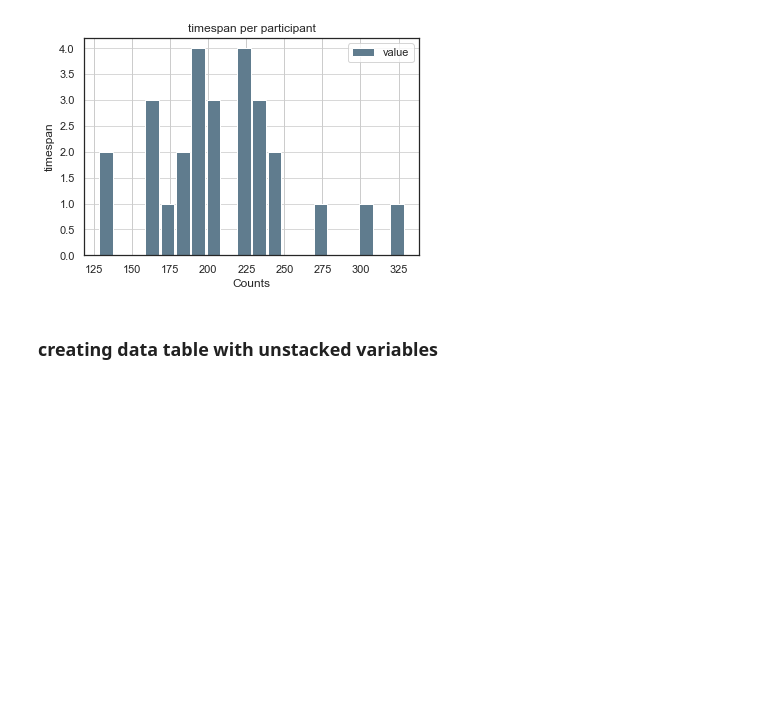
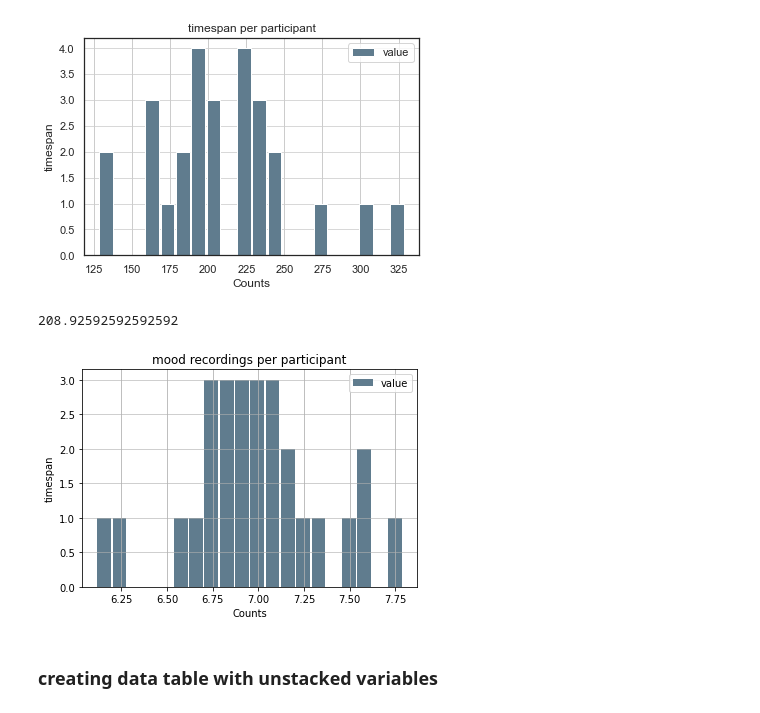
Before and after one commit to benplatten/DMT_A1, a Jupyter notebook: eda.ipynb, the cells around one changed output. Cells and saved outputs as stored; diff of their text form; code cells hidden in the pictures; blank space fills up the shorter version.

```diff
--- a/eda.ipynb
+++ b/eda.ipynb
@@ -57,6 +132,24 @@ plt.ylabel('timespan')
 plt.grid(axis='y', alpha=0.75)
 # %% [output]
 [figure]
+# %%
+# average number of mood measurements
+mood.value.mean()
+# %% [output]
+208.92592592592592
+# %%
+#distribution of mood rating
+
+mood = df[df['variable']=='mood']
+mood = mood[['id','value']].groupby(['id']).mean()
+mood.plot.hist(grid=True, bins=20, rwidth=0.9,
+                   color='#607c8e')
+plt.title('mood recordings per participant')
+plt.xlabel('Counts')
+plt.ylabel('timespan')
+plt.grid(axis='y', alpha=0.75)
+# %% [output]
+[figure, added]
 # %% [markdown]
 ### creating data table with unstacked variables
 # %% [markdown]
```
Also changed, not shown: parts of 20 cells of this notebook, 3 other files.
